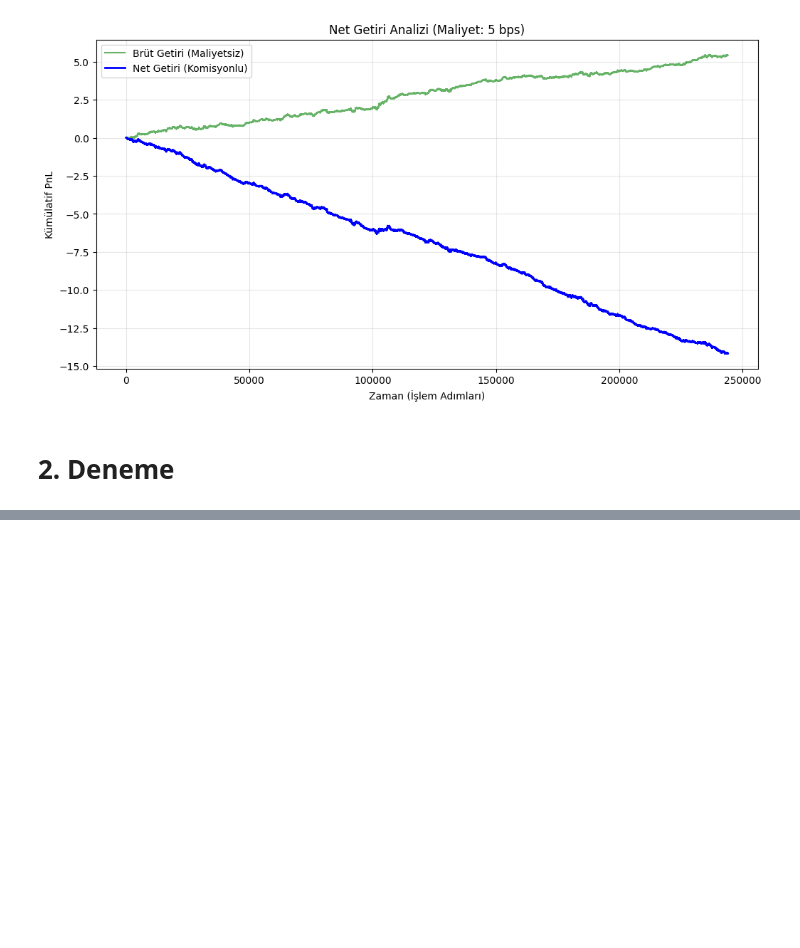
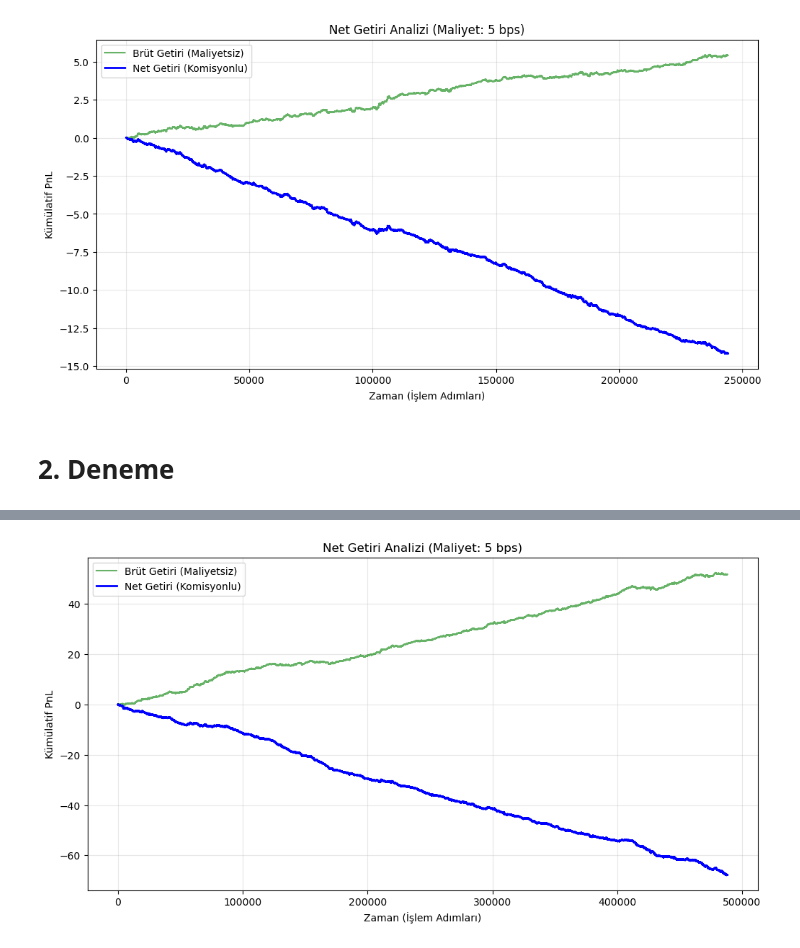
Before and after one commit to umutky/cs540_project, a Jupyter notebook: term_project.ipynb, the cells around one changed output, grey strips where cells are left out. Drawn from its saved outputs; the diff is of its cells as text; code cells hidden in the pictures; blank space fills up the shorter version.

```diff
--- a/term_project.ipynb
+++ b/term_project.ipynb
@@ -1065,0 +1623,80 @@ KeyboardInterrupt:
+# %%
+import numpy as np
+import matplotlib.pyplot as plt
+
+def analyze_costs_and_turnover(predicted_weights, actual_returns, cost_bps=0.0005):
+    """
+    Stratejinin cirosunu (turnover) ve işlem maliyetleri sonrası net getirisini hesaplar.
+
+    Argümanlar:
+    cost_bps: İşlem başı maliyet (Basis Points). 0.0005 = 5 baz puan (Binde 0.5) standarttır.
+    """
+
+    # 1. Pozisyon Değişimi (Turnover)
+    # w_t - w_{t-1} farkını alıyoruz.
+    # Not: Veri setimizde hisse geçişlerinde (Stock A -> Stock B) suni bir zıplama olur
+    # ama 244.000 veri noktasında bu hata ihmal edilebilir düzeydedir.
+
+    position_changes = np.abs(np.diff(predicted_weights, prepend=0))
+
+    # Ortalama Günlük Ciro
+    avg_turnover = np.mean(position_changes)
+
+    # 2. Maliyet Hesabı
+    # Her değişim * Maliyet Oranı
+    transaction_costs = position_changes * cost_bps
+
+    # 3. Net Getiri (Brüt Getiri - Maliyet)
+    gross_returns = predicted_weights * actual_returns
+    net_returns = gross_returns - transaction_costs
+
+    # --- İSTATİSTİKLER ---
+    total_gross_return = np.sum(gross_returns)
+    total_net_return = np.sum(net_returns)
+
+    cost_drag_percentage = (total_gross_return - total_net_return) / total_gross_return * 100
+
+    print(f"--- MALİYET ANALİZİ ---")
+    print(f"Varsayılan Komisyon: {cost_bps*10000:.0f} bps (Baz Puan)")
+    print(f"Ortalama Günlük Ciro (Turnover): {avg_turnover:.4f}")
+    print(f"(Yani her gün portföyün %{avg_turnover*100:.1f}'ini değiştiriyoruz)")
+    print(f"-"*30)
+    print(f"Toplam Brüt Getiri: {total_gross_return:.4f}")
+    print(f"Toplam Net Getiri : {total_net_return:.4f}")
+    print(f"Maliyetlerin Kâra Etkisi: -%{cost_drag_percentage:.2f}")
+
+    # --- GRAFİK ---
+    plt.figure(figsize=(12, 6))
+    plt.plot(np.cumsum(gross_returns), label='Brüt Getiri (Maliyetsiz)', color='green', alpha=0.6)
+    plt.plot(np.cumsum(net_returns), label='Net Getiri (Komisyonlu)', color='blue', linewidth=2)
+    plt.title(f'Net Getiri Analizi (Maliyet: {cost_bps*10000:.0f} bps)')
+    plt.xlabel('Zaman (İşlem Adımları)')
+    plt.ylabel('Kümülatif PnL')
+    plt.legend()
+    plt.grid(True, alpha=0.3)
+    plt.show()
+
+# --- ÇALIŞTIR ---
+# backtest fonksiyonundan dönen 'predicted_weights' elimizde olmadığı için
+# backtest fonksiyonunu modifiye etmiştik, ancak 'predicted_weights' global olarak dönmemişti.
+# Hızlıca tekrar tahmin üretelim (Model zaten eğitildi, çok hızlı sürer)
+
+# Modeli tekrar değerlendirme moduna alalım
+model.eval()
+all_preds = []
+batch_size = 4096
+# Test loader'ı tekrar kuralım (Eğer hafızada yoksa)
+test_loader_cost = torch.utils.data.DataLoader(torch.utils.data.TensorDataset(X_test, y_test), batch_size=batch_size, shuffle=False)
+
+with torch.no_grad():
+    for batch_X, _ in test_loader_cost:
+        batch_X = batch_X.to(device)
+        preds = model(batch_X).cpu().numpy().flatten()
+        all_preds.append(preds)
+
+predicted_weights_full = np.concatenate(all_preds)
+actual_returns_full = y_test.numpy().flatten()
+
+# Analizi Başlat
+analyze_costs_and_turnover(predicted_weights_full, actual_returns_full, cost_bps=0.0005)
+# %% [output]
@@ -1065,0 +1711 @@ KeyboardInterrupt:
+[figure, added]
```
Also changed, not shown: parts of 29 cells of this notebook, 5 other files.
